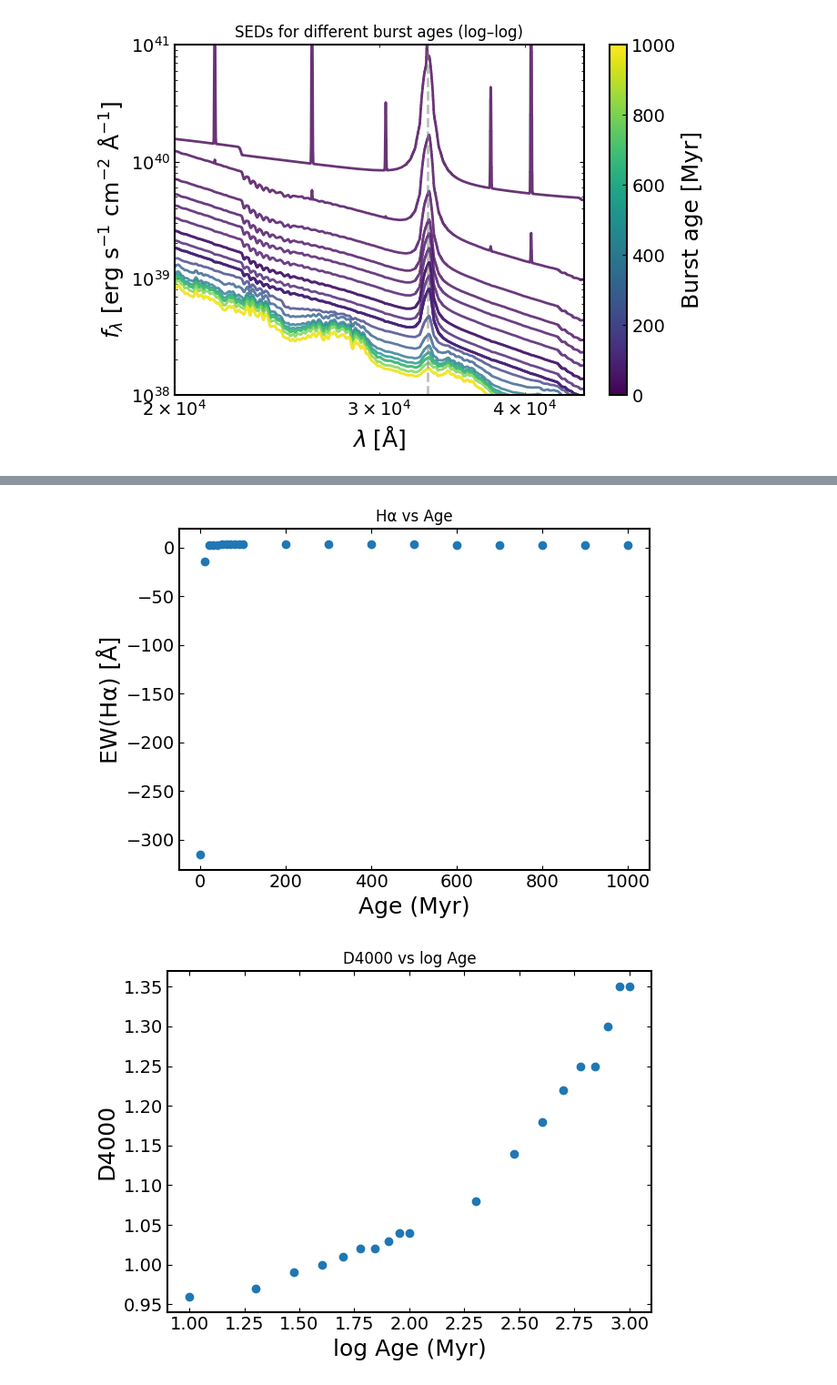
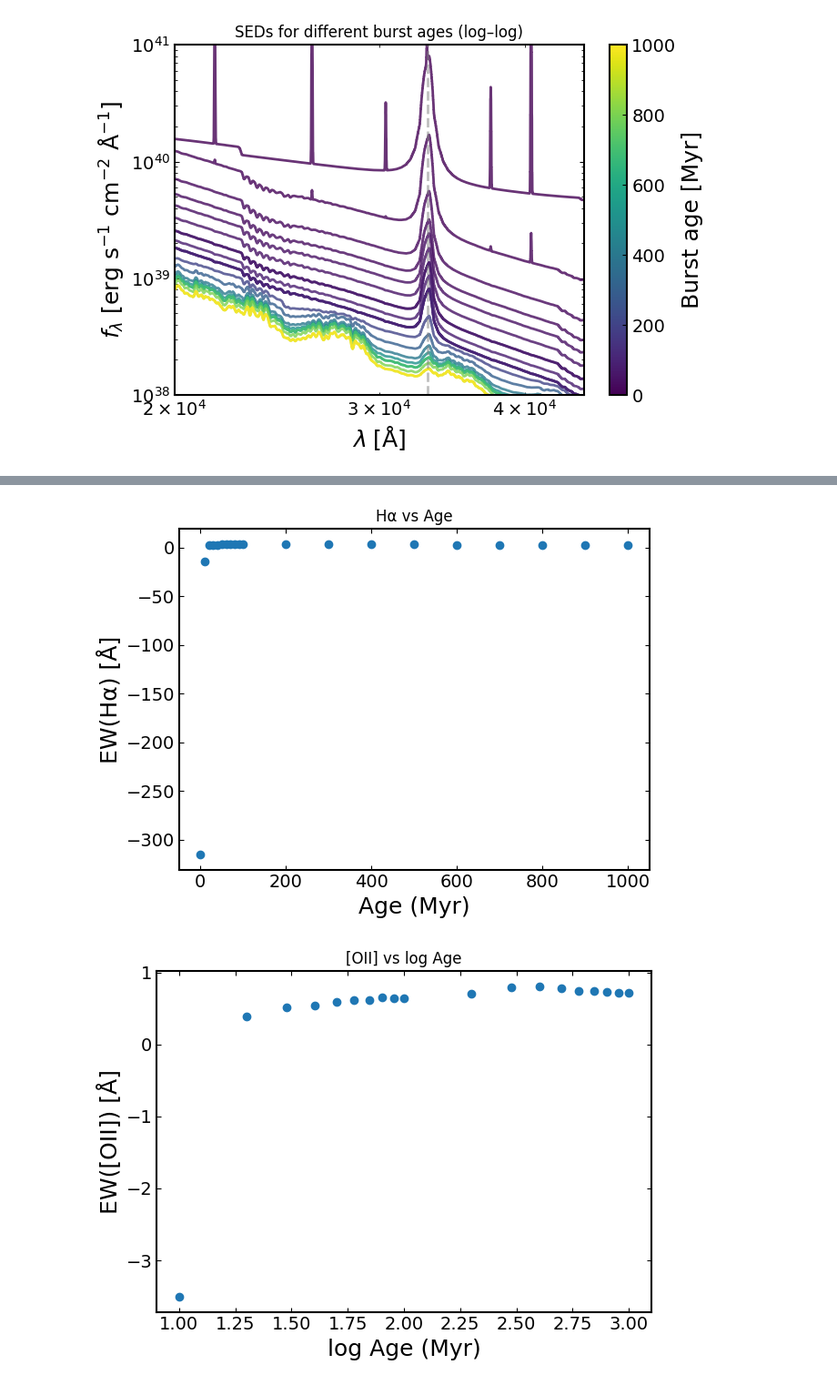
Before and after one commit to abbycrowther/star-formation-histories, a Jupyter notebook: Code/starburst_over_time.ipynb, the cells around one changed output, grey strips where cells are left out. Shown at 91% size. Cells and saved outputs as stored; diff of their text form; code cells hidden in the pictures.

Commit message:
added equivalent width calculations and plots for [OII]

```diff
--- a/Code/starburst_over_time.ipynb
+++ b/Code/starburst_over_time.ipynb
@@ -443,6 +531,11 @@ ew_hdelta = np.array([
 ew_halpha = np.array([
   -314.75, -14.00, 2.42, 2.65, 2.74, 2.84, 2.92, 2.92, 2.98, 2.98, 2.98,
     2.96, 2.96, 2.97, 2.87, 2.76, 2.76, 2.62, 2.39, 2.39
+])
+
+ew_oii = np.array([
+    -868.87, -3.50, 0.39, 0.51, 0.54, 0.59, 0.62, 0.62, 0.65, 0.64, 0.64,
+    0.70, 0.79, 0.80, 0.78, 0.74, 0.74, 0.73, 0.72, 0.72
 ])
 
 d4000 = np.array([
@@ -481,31 +574,48 @@ plt.show()
 
 plt.figure()
 plt.scatter(age_myr[mask], ew_halpha[mask], marker='o')
 plt.xlabel("Age (Myr)")
 plt.ylabel("EW(Hα) [Å]")
 plt.title("Hα vs Age")
 plt.tight_layout()
 plt.show()
 
+#Plot EW([O II])
+plt.figure()
+plt.scatter(log_age, ew_oii[mask], marker='o')
+plt.xlabel("log Age (Myr)")
+plt.ylabel("EW([OII]) [Å]")
+plt.title("[OII] vs log Age")
+plt.tight_layout()
+plt.show()
+
+plt.figure()
+plt.scatter(age_myr[mask], ew_oii[mask], marker='o')
+plt.xlabel("Age (Myr)")
+plt.ylabel("EW([OII]) [Å]")
+plt.title("[OII] vs Age")
+plt.tight_layout()
+plt.show()
+
 #Plot D4000
 plt.figure()
 plt.scatter(log_age, d4000[mask], marker='o')
 plt.xlabel("log Age (Myr)")
 plt.ylabel("D4000")
 plt.title("D4000 vs log Age")
 plt.tight_layout()
 plt.show()
 
 plt.figure()
 plt.scatter(age_myr[mask], d4000[mask], marker='o')
 plt.xlabel("Age (Myr)")
 plt.ylabel("D4000")
 plt.title("D4000 vs Age")
 plt.tight_layout()
 plt.show()
 # %% [output]
 [figure]
 [figure]
 [figure]
 [figure]
-[figure, old version]
+[figure, new version]
```
Also changed, not shown: parts of 5 cells of this notebook.
